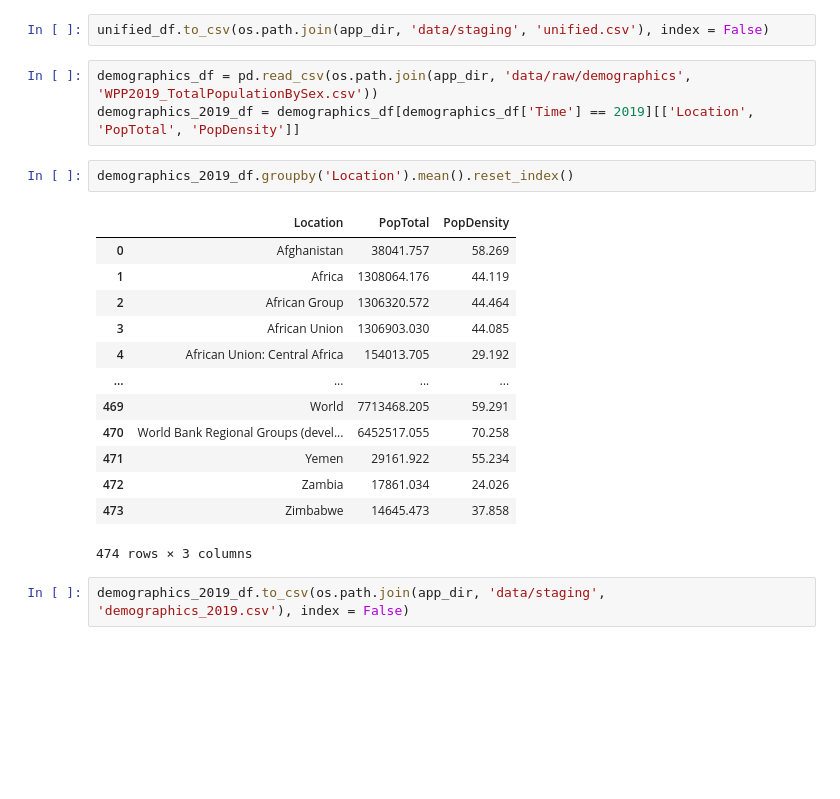
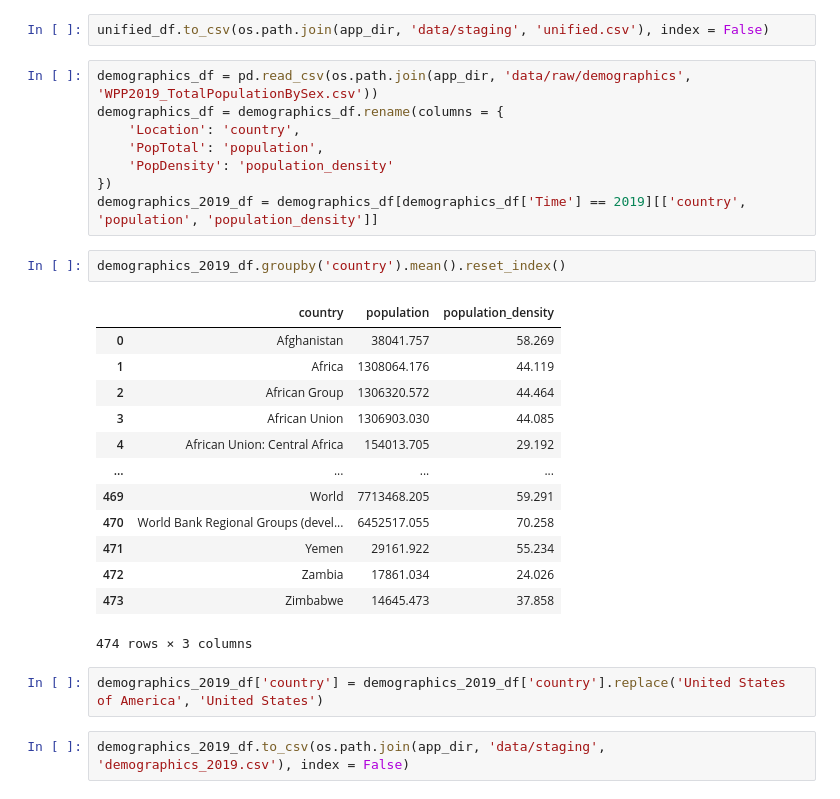
Before and after one commit to nyu-ds-2019/covid-19, a Jupyter notebook: notebooks/data_raw_preprocess.ipynb, the cells around one changed output. Cells and saved outputs as stored; diff of their text form; blank space fills up the shorter version.

```diff
--- a/notebooks/data_raw_preprocess.ipynb
+++ b/notebooks/data_raw_preprocess.ipynb
@@ -427,11 +459,16 @@ unified_df = google_mobility_df.merge(
 unified_df.to_csv(os.path.join(app_dir, 'data/staging', 'unified.csv'), index = False)
 # %%
 demographics_df = pd.read_csv(os.path.join(app_dir, 'data/raw/demographics', 'WPP2019_TotalPopulationBySex.csv'))
-demographics_2019_df = demographics_df[demographics_df['Time'] == 2019][['Location', 'PopTotal', 'PopDensity']]
+demographics_df = demographics_df.rename(columns = {
+    'Location': 'country',
+    'PopTotal': 'population',
+    'PopDensity': 'population_density'
+})
+demographics_2019_df = demographics_df[demographics_df['Time'] == 2019][['country', 'population', 'population_density']]
 # %%
-demographics_2019_df.groupby('Location').mean().reset_index()
+demographics_2019_df.groupby('country').mean().reset_index()
 # %% [output]
-|  | Location | PopTotal | PopDensity |
+|  | country | population | population_density |
 | 0 | Afghanistan | 38041.757 | 58.269 |
 | 1 | Africa | 1308064.176 | 44.119 |
 | 2 | African Group | 1306320.572 | 44.464 |
@@ -444,5 +481,7 @@ demographics_2019_df.groupby('Location').mean().reset_index()
 | 472 | Zambia | 17861.034 | 24.026 |
 | 473 | Zimbabwe | 14645.473 | 37.858 |
 474 rows × 3 columns
+# %%
+demographics_2019_df['country'] = demographics_2019_df['country'].replace('United States of America', 'United States')
 # %%
 demographics_2019_df.to_csv(os.path.join(app_dir, 'data/staging', 'demographics_2019.csv'), index = False)
```
Also changed, not shown: parts of 3 cells of this notebook, 3 other files.
